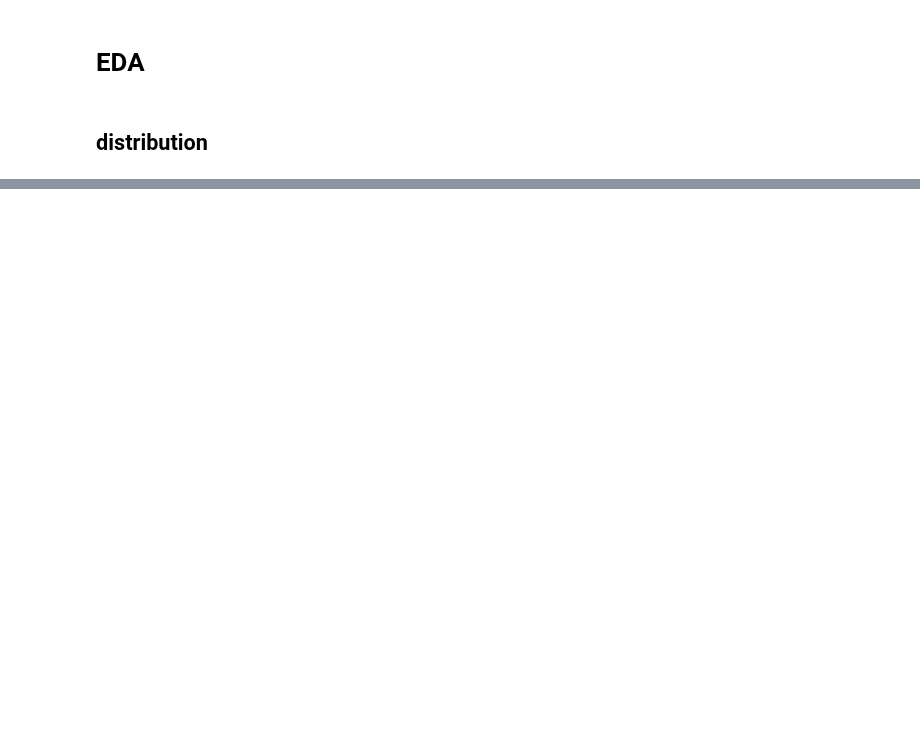
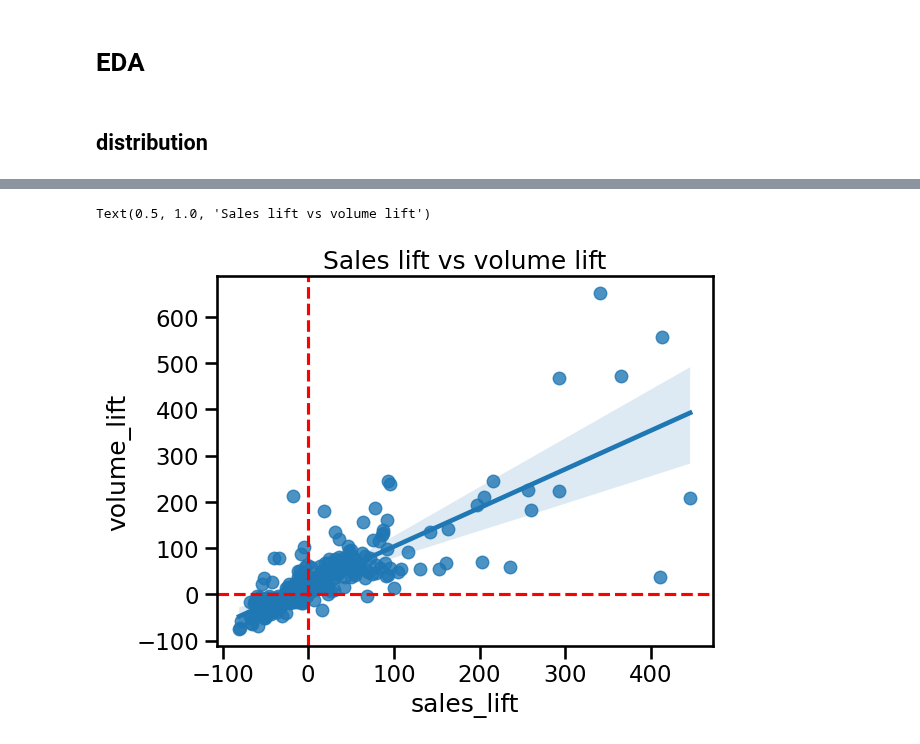
Before and after one commit to tamngm/demokit-megaverse, a Jupyter notebook: notebook/eda_marixe_zara_product_pricing.ipynb, the cells around one changed output, grey strips where cells are left out. Cells and saved outputs as stored; diff of their text form; code cells hidden in the pictures; blank space fills up the shorter version.

Commit message:
feat: propose a discount solution in ipynb

```diff
--- a/notebook/eda_marixe_zara_product_pricing.ipynb
+++ b/notebook/eda_marixe_zara_product_pricing.ipynb
@@ -133,0 +210,15 @@ ax.set_titles('distribution of numeric columns')
+# %%
+# agg_lift = df.pivot_table(index=['Product Position', 'Seasonal', 'terms', 'section', 'season', 'material'],
+#                                       columns = 'Promotion',
+#                                       values=['Sales Volume', 'sales', 'price'], aggfunc='sum').reset_index()
+agg_lift = df.pivot_table(
+    index=['Product Position', 'terms', 'section', 'season', 'material'],
+    columns='Promotion',
+    values=['Sales Volume', 'sales', 'price'],
+    aggfunc={'Sales Volume': 'sum', 'sales': 'sum', 'price': 'sum', 'Promotion': 'count'}
+).reset_index()
+agg_lift.columns = ['Product Position', 'terms', 'section', 'season', 'material', 'promotion_no', 'promo_count',
+                          'volume_no', 'volume_yes','price_no', 'price_yes', 'sales_no', 'sales_yes'
+                          ]
+
+agg_lift = agg_lift.drop(columns='promotion_no')
@@ -133,0 +238,13 @@ ax.set_titles('distribution of numeric columns')
+# %%
+def uplift_calcul(df, promo, nonpromo):
+    formule= (df[promo] - df[nonpromo]) / df[nonpromo] * 100
+    return formule
+
+def df_uplift(df):
+    df['volume_lift'] = uplift_calcul(df, 'volume_yes', 'volume_no')
+    df['sales_lift'] = uplift_calcul(df, 'sales_yes', 'sales_no')
+    df['price_lift'] = uplift_calcul(df, 'price_yes', 'price_no')
+    df['discount_actual'] = 1 - ((1 + df['sales_lift']/100) / (1 + df['volume_lift']/100))
+    df.drop(columns=['volume_no', 'volume_yes', 'sales_no', 'sales_yes', 'price_no',
+       'price_yes'], inplace=True)
+    return df
@@ -133,0 +321,7 @@ ax.set_titles('distribution of numeric columns')
+# %%
+agg_lift4 = agg_lift.groupby(by=['terms', 'section', 'season', 'material'])[['promo_count', 'volume_no', 'volume_yes', 'sales_no', 'sales_yes', 'price_no',
+       'price_yes']].sum().reset_index()
+
+agg_lift4 = df_uplift(agg_lift4)
+agg_lift4 = agg_lift4.dropna()
+agg_lift4
@@ -133,0 +354,8 @@ ax.set_titles('distribution of numeric columns')
+# %%
+g=sns.regplot(data=agg_lift4.dropna(), x='sales_lift', y='volume_lift', x_ci=95)
+g.axhline(y=0, color='red', linestyle='--', label=f"zero")
+g.axvline(x=0, color='red', linestyle='--', label=f"zero")
+g.set_title('Sales lift vs volume lift')
+# %% [output]
+Text(0.5, 1.0, 'Sales lift vs volume lift')
+[figure, added]
```
Also changed, not shown: parts of 71 cells of this notebook, 8 other files.
